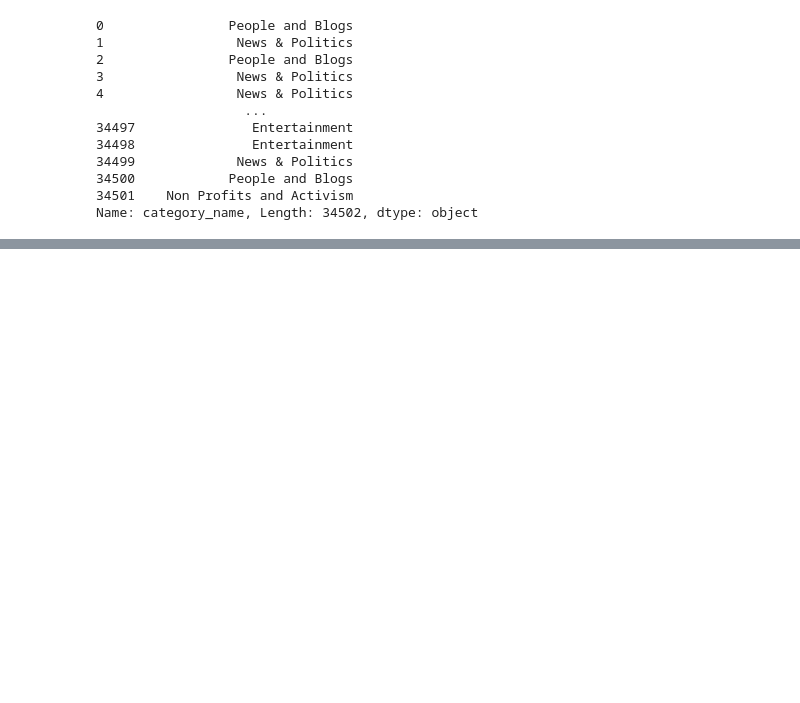
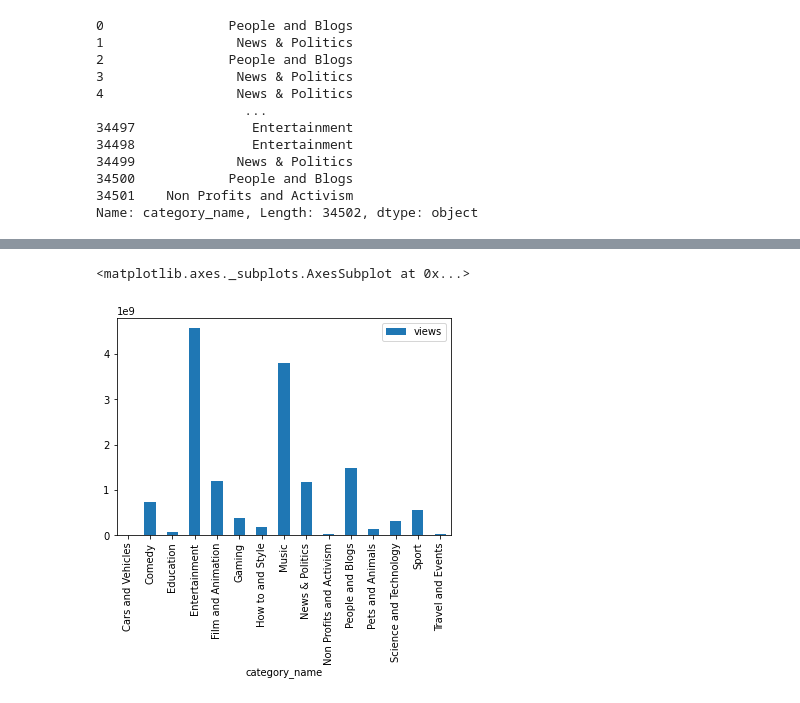
Before and after one commit to bldev2473/KaggleWithColab, a Jupyter notebook: TrendingYouTubeVideoStatistics.ipynb, the cells around one changed output, grey strips where cells are left out. Saved outputs shown, nothing was run; the diff lists cells and outputs as text; code cells hidden in the pictures; blank space fills up the shorter version.

```diff
--- a/TrendingYouTubeVideoStatistics.ipynb
+++ b/TrendingYouTubeVideoStatistics.ipynb
@@ -303,0 +329,5 @@ Name: category_name, Length: 34502, dtype: object
+# %%
+df_category_name.groupby('category_name').sum().plot(kind='bar')
+# %% [output]
+<matplotlib.axes._subplots.AxesSubplot at 0x...>
+[figure, added]
```
Also changed, not shown: parts of 2 cells of this notebook.
